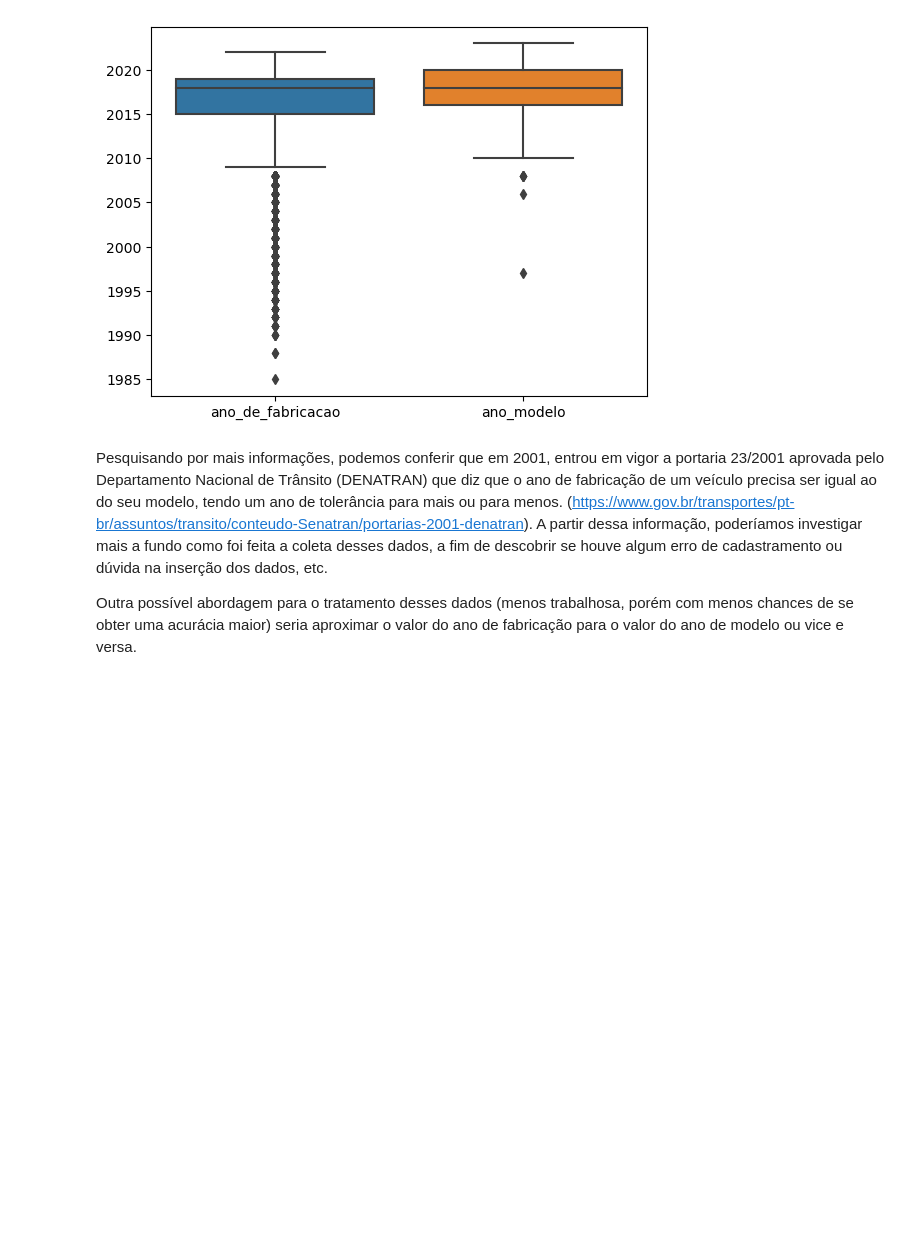
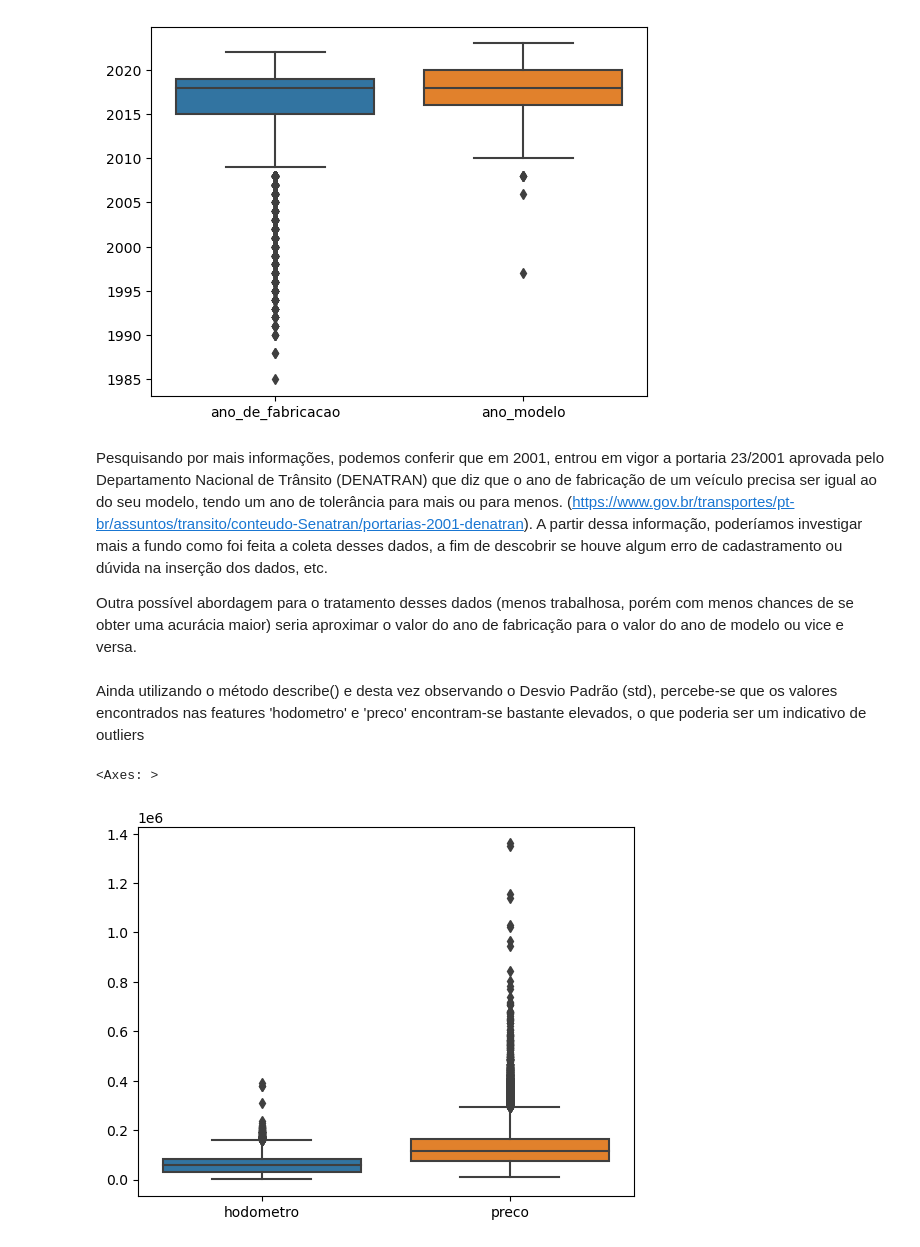
Before and after one commit to gabrieltsferreira/Lighthouse-Desafio-Cientista-de-Dados-2023-9, a Jupyter notebook: LH_CD_GabrielFerreira.ipynb, the cells around one changed output. Saved outputs shown, nothing was run; the diff lists cells and outputs as text; code cells hidden in the pictures; blank space fills up the shorter version.

Commit message:
Investigando outliers

```diff
--- a/LH_CD_GabrielFerreira.ipynb
+++ b/LH_CD_GabrielFerreira.ipynb
@@ -101,3 +101,11 @@ sns.boxplot(sub_df)
 Pesquisando por mais informações, podemos conferir que em 2001, entrou em vigor a portaria 23/2001 aprovada pelo Departamento Nacional de Trânsito (DENATRAN) que diz que o ano de fabricação de um veículo precisa ser igual ao do seu modelo, tendo um ano de tolerância para mais ou para menos. (https://www.gov.br/transportes/pt-br/assuntos/transito/conteudo-Senatran/portarias-2001-denatran). A partir dessa informação, poderíamos investigar mais a fundo como foi feita a coleta desses dados, a fim de descobrir se houve algum erro de cadastramento ou dúvida na inserção dos dados, etc.
 
 Outra possível abordagem para o tratamento desses dados (menos trabalhosa, porém com menos chances de se obter uma acurácia maior) seria aproximar o valor do ano de fabricação para o valor do ano de modelo ou vice e versa.
+# %% [markdown]
+Ainda utilizando o método describe() e desta vez observando o Desvio Padrão (std), percebe-se que os valores encontrados nas features 'hodometro' e 'preco' encontram-se bastante elevados, o que poderia ser um indicativo de outliers
+# %%
+sub_df = data[['hodometro', 'preco']]
+sns.boxplot(sub_df)
+# %% [output]
+<Axes: >
+[figure, added]
```
Also changed, not shown: parts of 7 cells of this notebook.
